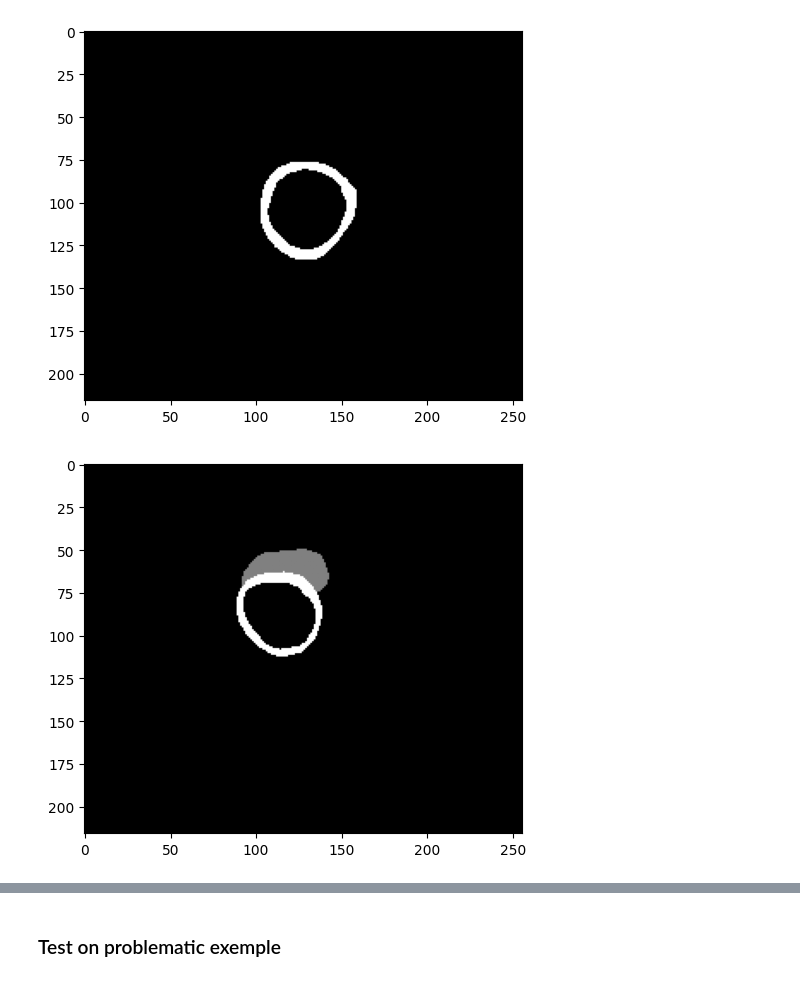
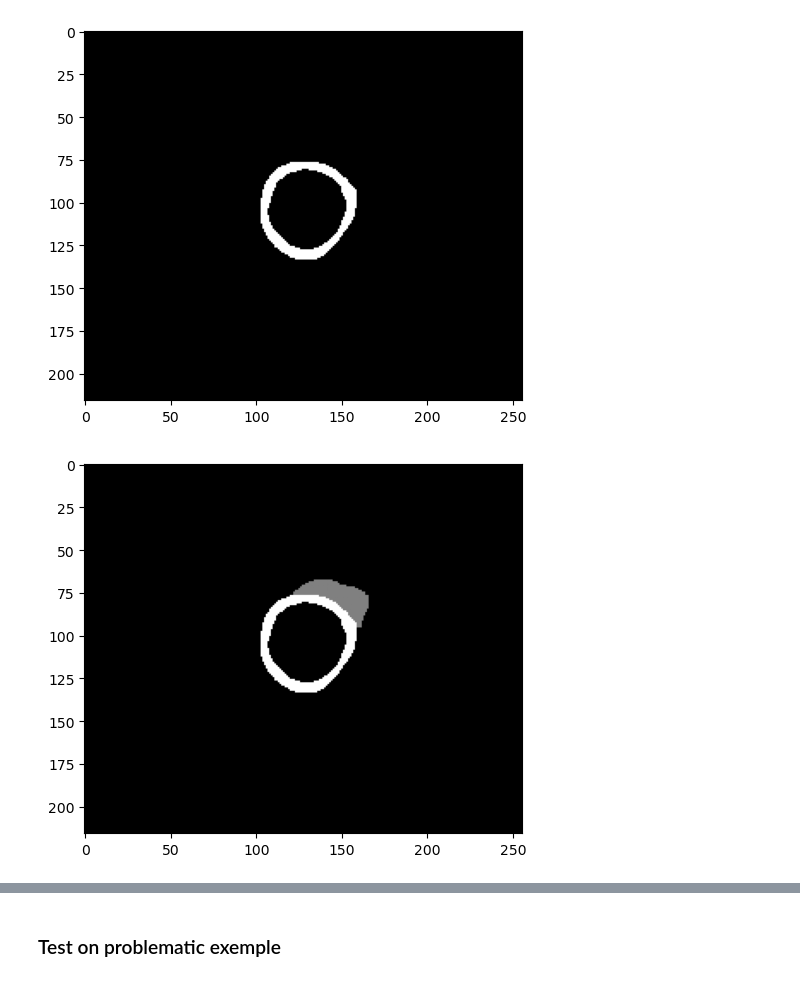
Before and after one commit to mar-sangineto/telecom-paris, a Jupyter notebook: image-processing/im05-machine-learning/project/kaggleSangineto.ipynb, the cells around one changed output, grey strips where cells are left out. Saved outputs shown, nothing was run; the diff lists cells and outputs as text; code cells hidden in the pictures.

```diff
--- a/image-processing/im05-machine-learning/project/kaggleSangineto.ipynb
+++ b/image-processing/im05-machine-learning/project/kaggleSangineto.ipynb
@@ -125,7 +138,8 @@ np.float32(0.024414062)
 # %%
-im_seg, header = load_nifti(train_folder + "001/" + "001_ED_seg.nii")
+im_seg, header = load_nifti(train_folder + "001/001_ED_seg.nii")
 
-plt.imshow(im_seg[:,:,5], cmap="gray")
+z = im_seg.shape[2] // 2
+plt.imshow(im_seg[:, :, z], cmap="gray")
 plt.show()
 # %% [output]
 [figure]
@@ -199,17 +215,14 @@ plot_slices_grid(visualizations, train_folder)
 # %%
 def remove_left_ventricle(segmentation_array):
     """
-    Removes left ventricle (label 3) from segmentation map.
+    Input: segmentation array with labels: 1 = RV, 2 = Myocardium, 3 = LV
 
-    Args:
-        segmentation_array (np.ndarray): Input segmentation array with labels:
-                                         1 = RV, 2 = Myocardium, 3 = LV
+    Output: np.ndarray Segmentation array without the LV segmentation
+    """
 
-    Returns:
-        np.ndarray: Segmentation array with LV removed (LV voxels set to 0)
-    """
     cleaned_seg = segmentation_array.copy()
-    cleaned_seg[cleaned_seg == 3] = 0  # Remove LV
+    cleaned_seg[cleaned_seg == 3] = 0  # Assign background to LV
     cleaned_seg = cleaned_seg.astype(np.uint8)
+
     return cleaned_seg
 # %%
@@ -219,11 +232,13 @@ plt.show()
 # %% [output]
 [figure]
 # %%
-no_lv_im_seg = remove_left_ventricle(im_seg2)
-plt.imshow(no_lv_im_seg[:,:,5], cmap="gray")
+no_lv_im_seg = remove_left_ventricle(im_seg)
+
+z = im_seg.shape[2] // 2
+plt.imshow(no_lv_im_seg[:, :, z], cmap="gray")
 plt.show()
 # %% [output]
-[figure, old version]
+[figure, new version]
 # %%
 # take only the myocard to treat
 myo_mask = (no_lv_im_seg == 2).astype(np.uint8)
```
Also changed, not shown: parts of 77 cells of this notebook, 2 other files.
